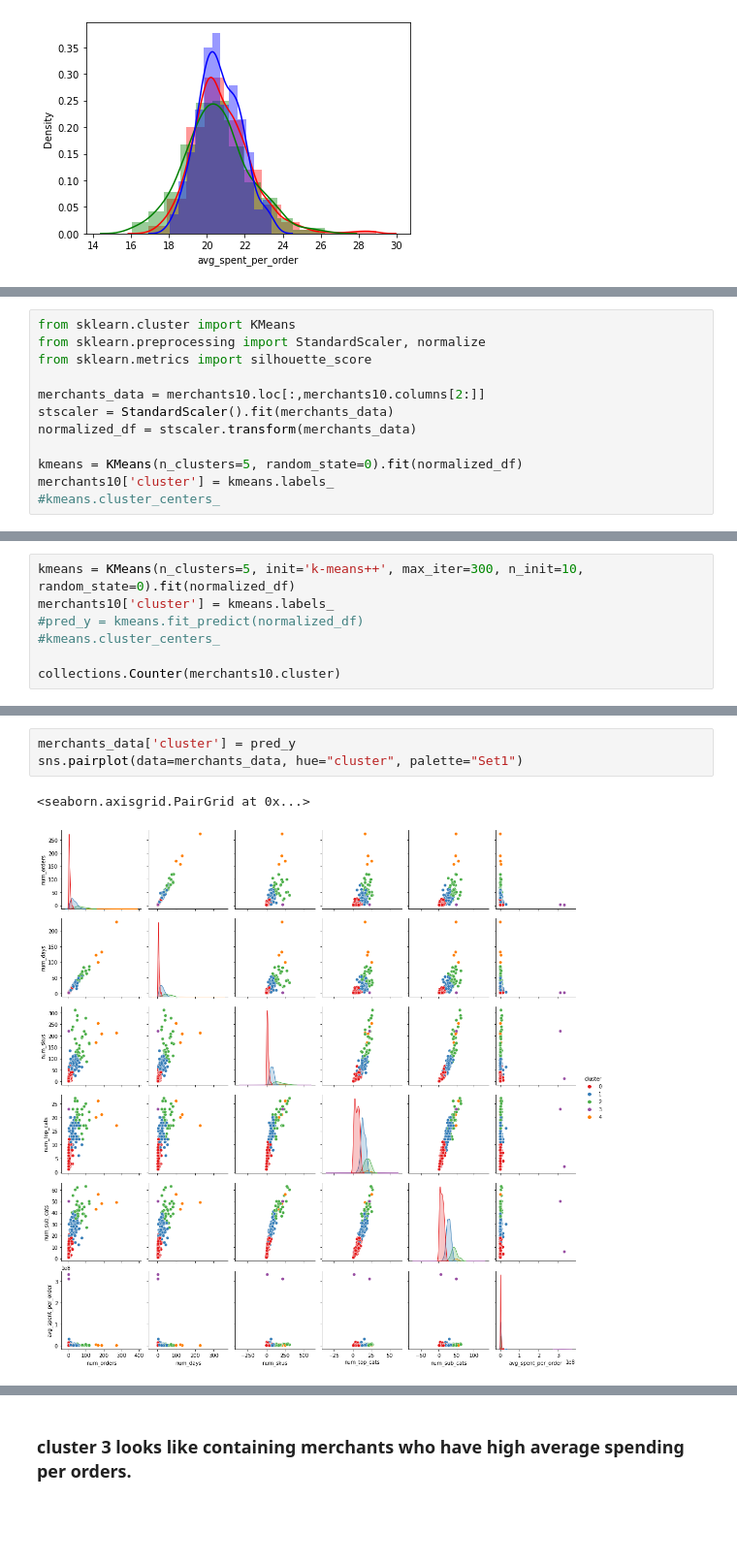
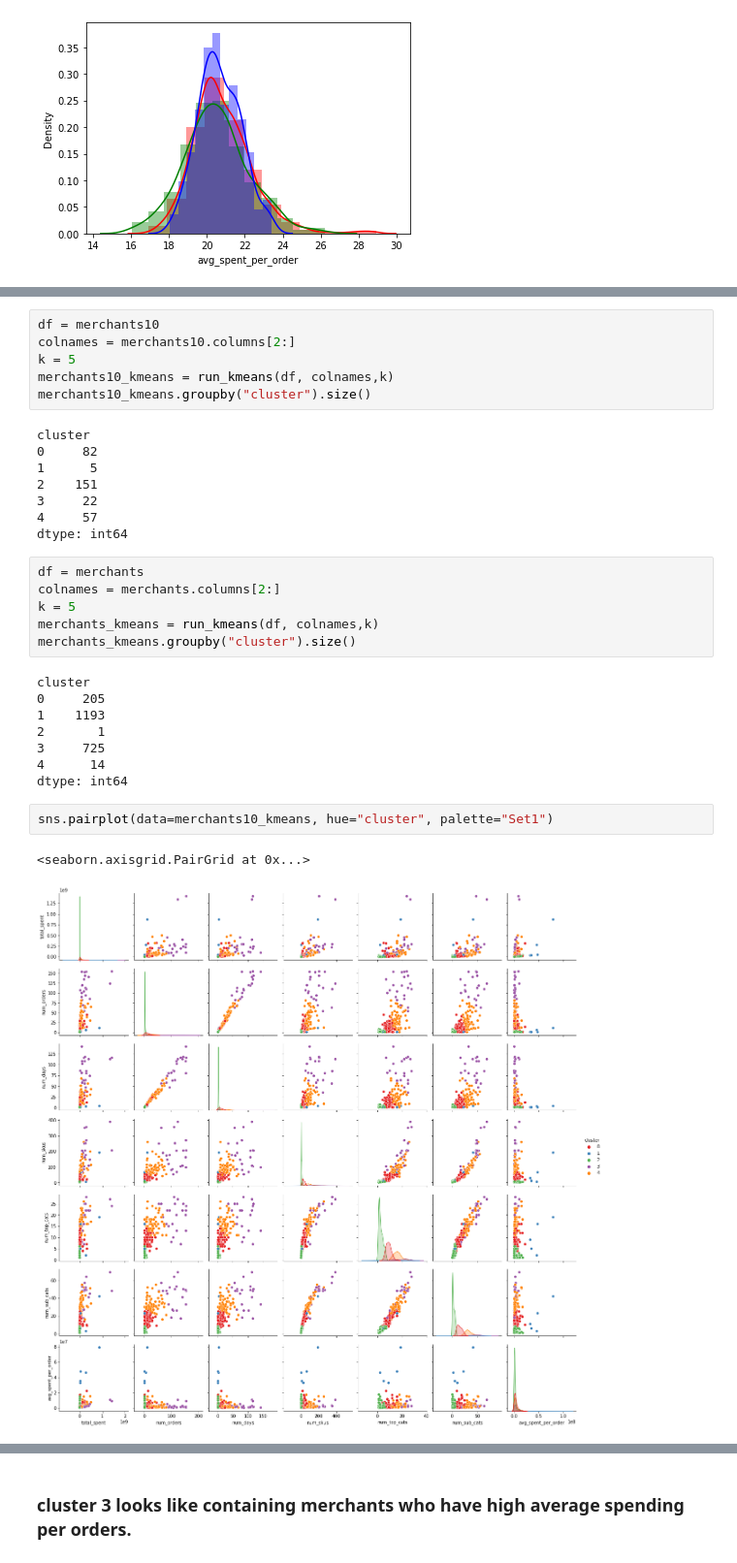
Before and after one commit to yingli/datasciencelifecycle, a Jupyter notebook: sample_code/NB05.ipynb, the cells around one changed output, grey strips where cells are left out. Shown at 97% size. Cells and saved outputs as stored; diff of their text form; blank space fills up the shorter version.

Commit message:
NB05 with more visualization and clustering

```diff
--- a/sample_code/NB05.ipynb
+++ b/sample_code/NB05.ipynb
@@ -308,12 +471,0 @@ Index(['merchant_id', 'total_spent', 'num_orders', 'num_days', 'num_skus',
-# %%
-from sklearn.cluster import KMeans
-from sklearn.preprocessing import StandardScaler, normalize
-from sklearn.metrics import silhouette_score
-
-merchants_data = merchants10.loc[:,merchants10.columns[2:]]
-stscaler = StandardScaler().fit(merchants_data)
-normalized_df = stscaler.transform(merchants_data)
-
-kmeans = KMeans(n_clusters=5, random_state=0).fit(normalized_df)
-merchants10['cluster'] = kmeans.labels_
-#kmeans.cluster_centers_
@@ -353,7 +503,0 @@ plt.show()
-# %%
-kmeans = KMeans(n_clusters=5, init='k-means++', max_iter=300, n_init=10, random_state=0).fit(normalized_df)
-merchants10['cluster'] = kmeans.labels_
-#pred_y = kmeans.fit_predict(normalized_df)
-#kmeans.cluster_centers_
-
-collections.Counter(merchants10.cluster)
@@ -362,6 +528,33 @@ Counter({1: 71, 2: 29, 0: 110, 3: 2, 4: 4})
+# %%
+df = merchants10
+colnames = merchants10.columns[2:]
+k = 5
+merchants10_kmeans = run_kmeans(df, colnames,k)
+merchants10_kmeans.groupby("cluster").size()
+# %% [output]
+cluster
+0     82
+1      5
+2    151
+3     22
+4     57
+dtype: int64
+# %%
+df = merchants
+colnames = merchants.columns[2:]
+k = 5
+merchants_kmeans = run_kmeans(df, colnames,k)
+merchants_kmeans.groupby("cluster").size()
+# %% [output]
+cluster
+0     205
+1    1193
+2       1
+3     725
+4      14
+dtype: int64
 # %%
-merchants_data['cluster'] = pred_y
-sns.pairplot(data=merchants_data, hue="cluster", palette="Set1")
+sns.pairplot(data=merchants10_kmeans, hue="cluster", palette="Set1")
 # %% [output]
 <seaborn.axisgrid.PairGrid at 0x...>
-[figure, old version]
+[figure, new version]
```
Also changed, not shown: parts of 68 cells of this notebook.
